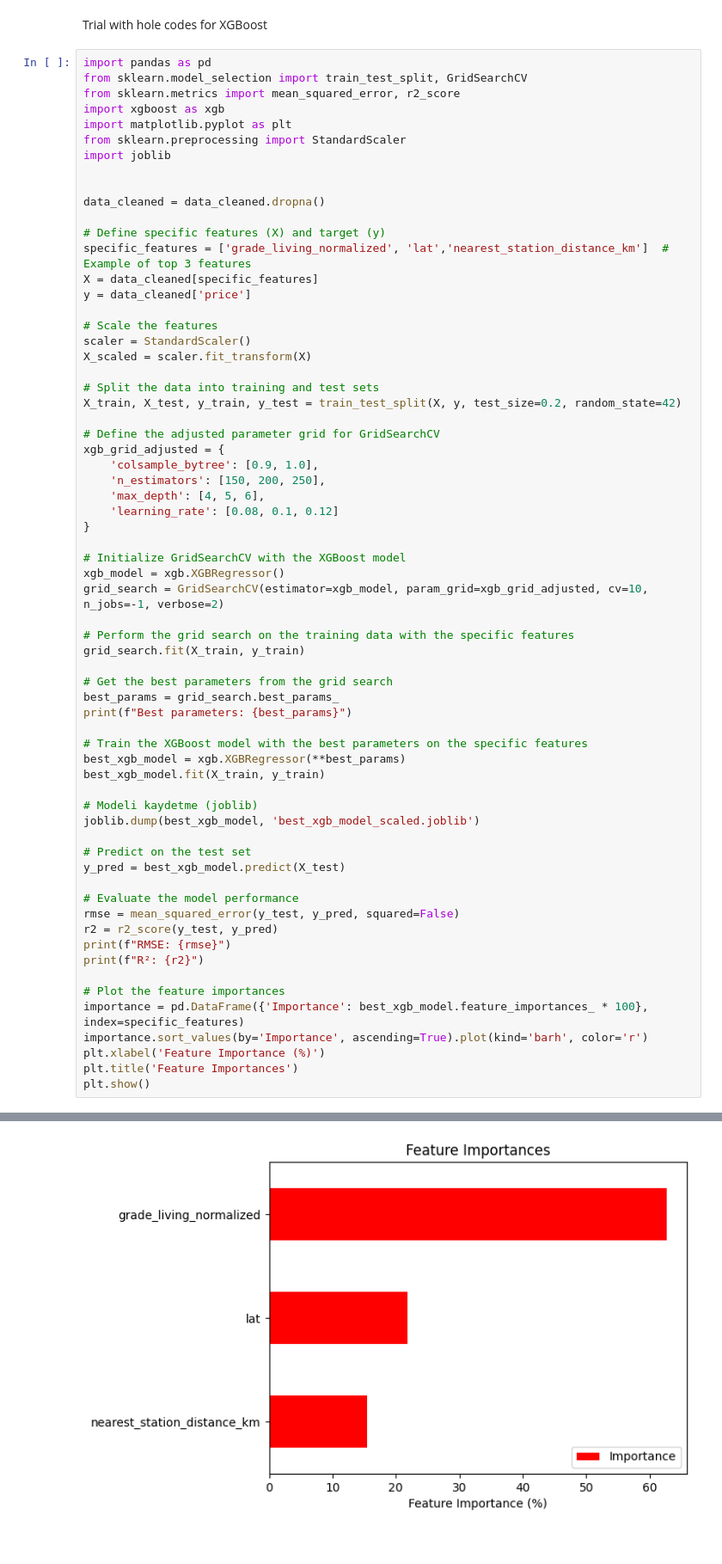
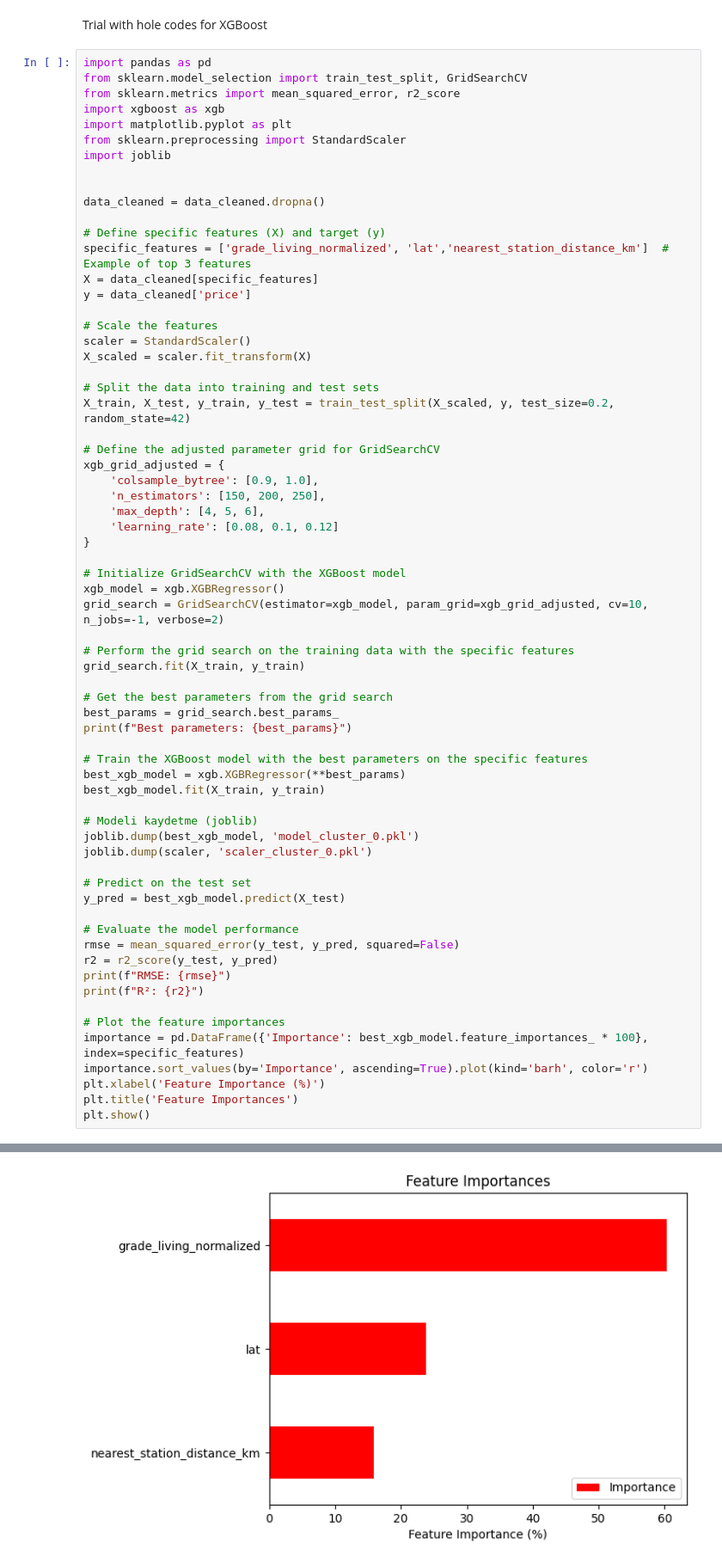
Before and after one commit to onur-tas/house_price_prediction, a Jupyter notebook: sema/cluster0_model.ipynb, the cells around one changed output, grey strips where cells are left out. Shown at 86% size. Cells and saved outputs as stored; diff of their text form.

```diff
--- a/sema/cluster0_model.ipynb
+++ b/sema/cluster0_model.ipynb
@@ -607,7 +607,7 @@ scaler = StandardScaler()
 X_scaled = scaler.fit_transform(X)
 
 # Split the data into training and test sets
-X_train, X_test, y_train, y_test = train_test_split(X, y, test_size=0.2, random_state=42)
+X_train, X_test, y_train, y_test = train_test_split(X_scaled, y, test_size=0.2, random_state=42)
 
 # Define the adjusted parameter grid for GridSearchCV
 xgb_grid_adjusted = {
@@ -633,7 +633,8 @@ best_xgb_model = xgb.XGBRegressor(**best_params)
 best_xgb_model.fit(X_train, y_train)
 
 # Modeli kaydetme (joblib)
-joblib.dump(best_xgb_model, 'best_xgb_model_scaled.joblib')
+joblib.dump(best_xgb_model, 'model_cluster_0.pkl')
+joblib.dump(scaler, 'scaler_cluster_0.pkl')
 
 # Predict on the test set
 y_pred = best_xgb_model.predict(X_test)
@@ -658 +672 @@ R²: 0.8703251918072957
-[figure, old version]
+[figure, new version]
```
Also changed, not shown: parts of 9 cells of this notebook, 3 other files.
